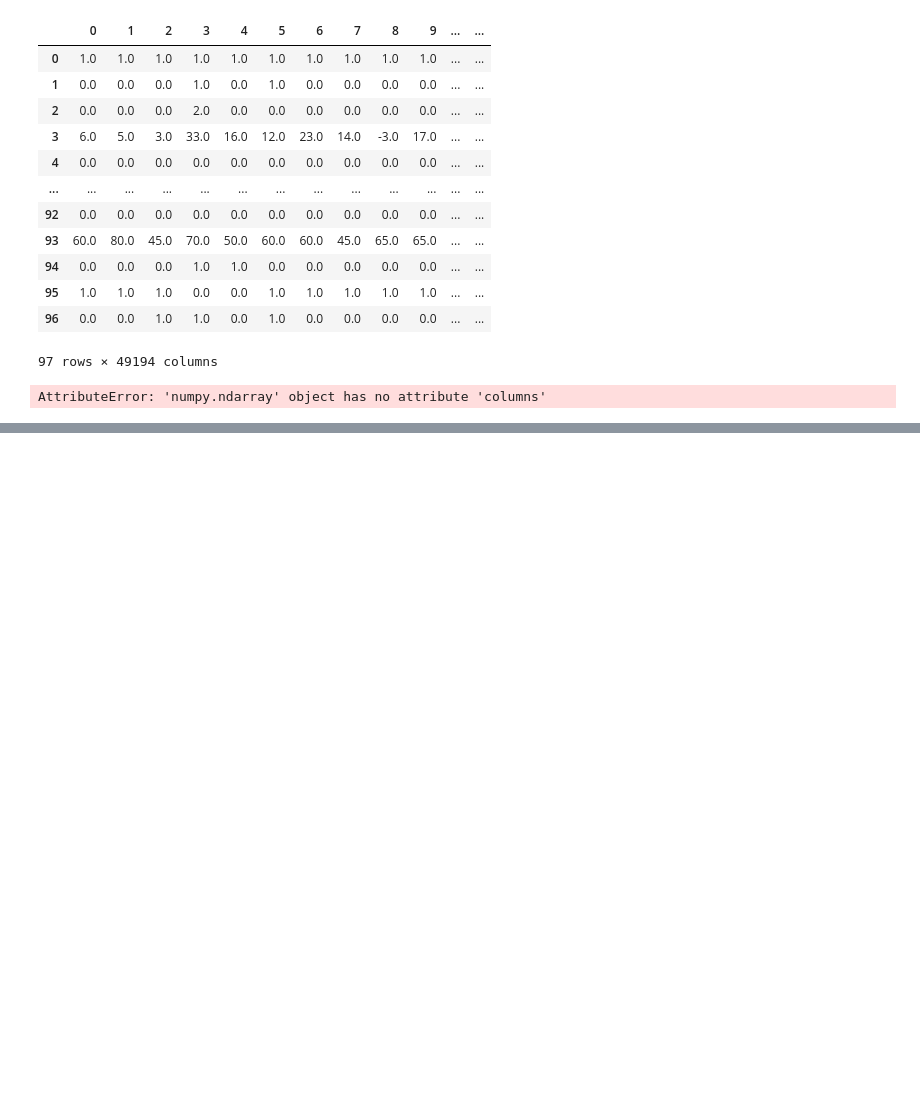
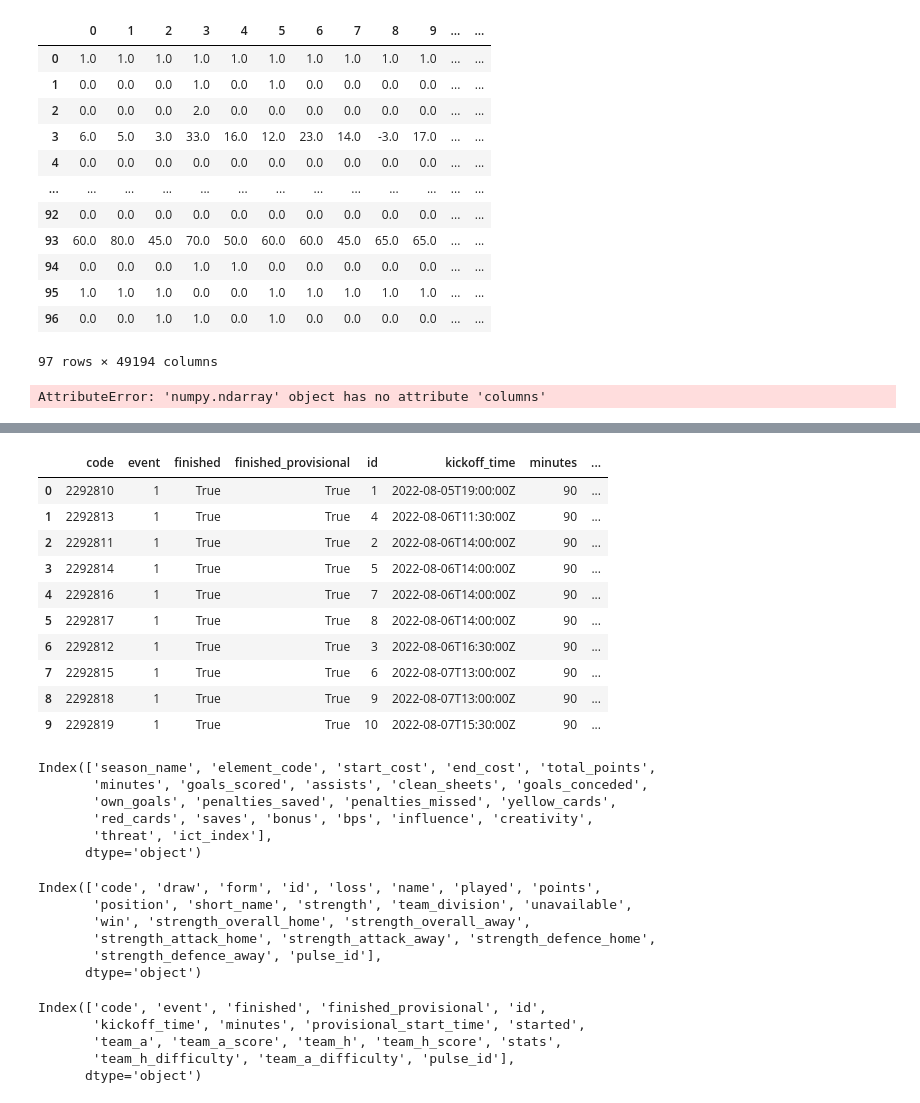
Before and after one commit to laniyadapo/FantasyPremierLeague, a Jupyter notebook: fantasy_test.ipynb, the cells around one changed output, grey strips where cells are left out. Saved outputs shown, nothing was run; the diff lists cells and outputs as text; code cells hidden in the pictures; blank space fills up the shorter version.

```diff
--- a/fantasy_test.ipynb
+++ b/fantasy_test.ipynb
@@ -570,0 +670,40 @@ AttributeError: 'numpy.ndarray' object has no attribute 'columns'
+# %%
+fixtures_df.head(10)
+# %% [output]
+|  | code | event | finished | finished_provisional | id | kickoff_time | minutes | ... |
+| 0 | 2292810 | 1 | True | True | 1 | 2022-08-05T19:00:00Z | 90 | ... |
+| 1 | 2292813 | 1 | True | True | 4 | 2022-08-06T11:30:00Z | 90 | ... |
+| 2 | 2292811 | 1 | True | True | 2 | 2022-08-06T14:00:00Z | 90 | ... |
+| 3 | 2292814 | 1 | True | True | 5 | 2022-08-06T14:00:00Z | 90 | ... |
+| 4 | 2292816 | 1 | True | True | 7 | 2022-08-06T14:00:00Z | 90 | ... |
+| 5 | 2292817 | 1 | True | True | 8 | 2022-08-06T14:00:00Z | 90 | ... |
+| 6 | 2292812 | 1 | True | True | 3 | 2022-08-06T16:30:00Z | 90 | ... |
+| 7 | 2292815 | 1 | True | True | 6 | 2022-08-07T13:00:00Z | 90 | ... |
+| 8 | 2292818 | 1 | True | True | 9 | 2022-08-07T13:00:00Z | 90 | ... |
+| 9 | 2292819 | 1 | True | True | 10 | 2022-08-07T15:30:00Z | 90 | ... |
+# %%
+all_history_past_df.columns # Does not really provide any new information to us
+# %% [output]
+Index(['season_name', 'element_code', 'start_cost', 'end_cost', 'total_points',
+       'minutes', 'goals_scored', 'assists', 'clean_sheets', 'goals_conceded',
+       'own_goals', 'penalties_saved', 'penalties_missed', 'yellow_cards',
+       'red_cards', 'saves', 'bonus', 'bps', 'influence', 'creativity',
+       'threat', 'ict_index'],
+      dtype='object')
+# %%
+teams_df.columns
+# %% [output]
+Index(['code', 'draw', 'form', 'id', 'loss', 'name', 'played', 'points',
+       'position', 'short_name', 'strength', 'team_division', 'unavailable',
+       'win', 'strength_overall_home', 'strength_overall_away',
+       'strength_attack_home', 'strength_attack_away', 'strength_defence_home',
+       'strength_defence_away', 'pulse_id'],
+      dtype='object')
+# %%
+fixtures_df.columns
+# %% [output]
+Index(['code', 'event', 'finished', 'finished_provisional', 'id',
+       'kickoff_time', 'minutes', 'provisional_start_time', 'started',
+       'team_a', 'team_a_score', 'team_h', 'team_h_score', 'stats',
+       'team_h_difficulty', 'team_a_difficulty', 'pulse_id'],
+      dtype='object')
```
Also changed, not shown: parts of 23 cells of this notebook, 3 other files.
